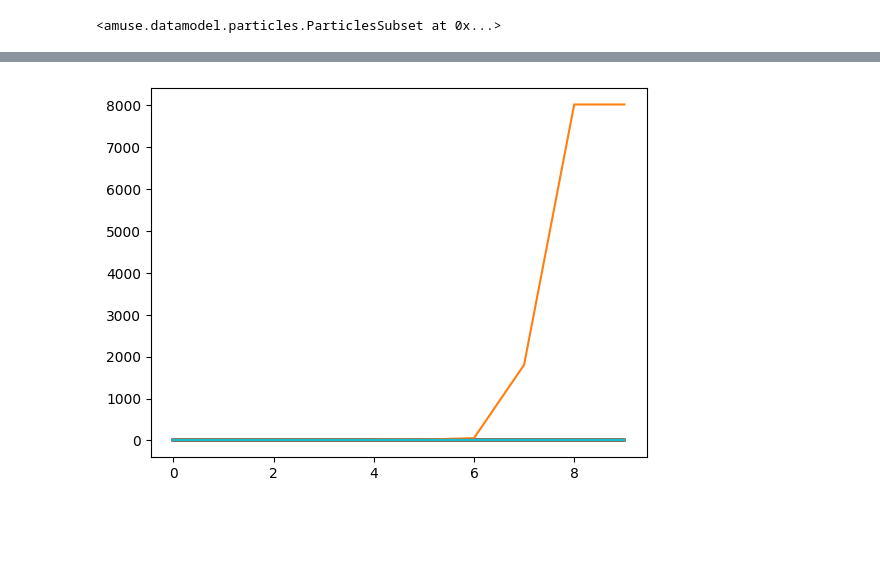
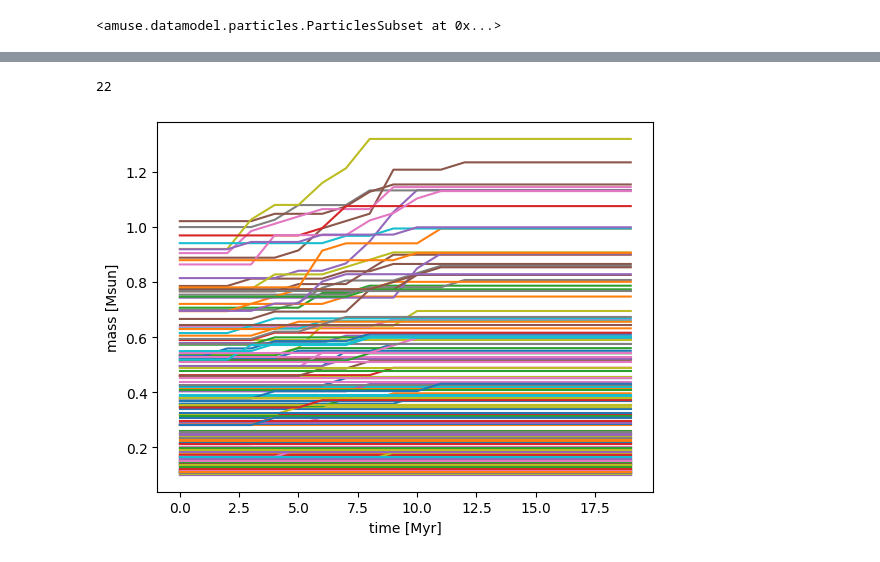
Before and after one commit to umuzigazuba/AMUSE-_project_SNOOPS, a Jupyter notebook: AMUSE_project_YESSIR/notebooks/sink_test.ipynb, the cells around one changed output, grey strips where cells are left out. Cells and saved outputs as stored; diff of their text form; code cells hidden in the pictures; blank space fills up the shorter version.

Commit message:
replaced sink particle by an accreting cluster

```diff
--- a/AMUSE_project_YESSIR/notebooks/sink_test.ipynb
+++ b/AMUSE_project_YESSIR/notebooks/sink_test.ipynb
@@ -25,7 +25,7 @@ print(tot_cloud_mass.value_in(units.MSun))
 7975.78734729
 # %%
 # initialise and evolve the MC particle set
-particles_cloud, converter_cloud  = make_molecular_cloud(N_cloud = 200_000,
+particles_cloud, converter_cloud  = make_molecular_cloud(N_cloud = 300_000,
                                                          M_cloud = 8_000 | units.MSun,
                                                          R_cloud = 15 | units.pc,
                                                          seed = 1312)
@@ -56,12 +56,18 @@ Mean density of the moelcular cloud 7.2822159097e-20 m**-3 * kg
 # %%
-star_cluster = make_globular_cluster(star_count = 100,
+star_cluster = make_globular_cluster(star_count = 200,
                                     imf = "kroupa",
                                     radius = 4 | units.pc,
                                     metallicity = 0.002,
                                     age = 10 | units.Gyr,
-                                    seed = 1312)
+                                    seed = 2804)
+
+star_cluster.position +=  (-1.0, 0, 0) * (30 | units.pc)
+star_cluster.velocity += (1.0, 0, 0) * (40| units.kms)
 
 converter_cluster = nbody_system.nbody_to_si(star_cluster.mass.sum(),
                                    star_cluster.position.sum())
+
+initial_mass_cluster = np.copy(star_cluster.mass)
+print(max(initial_mass_cluster))
 # %% [output]
 cluster generated
@@ -104,6 +100,3 @@ def hydro_code(Code, dt, converter, particles, seed):
-# %%
-star_cluster.position +=  (-1.0, 0, 0) * (30 | units.pc)
-star_cluster.velocity += (1.0, 0, 0) * (20| units.kms)
 # %%
 #initiate the gravity code with sink particles
 gravity_code = Bhtree(converter_cluster)
@@ -175,5 +151,5 @@ print(sink.mass)
 # %%
-t_end = 4 | units.Myr
+t_end = 2 | units.Myr
 model_time = 0 | units.Myr
 dt = 0.1 | units.Myr
 
@@ -183,13 +159,14 @@ dt = 0.1 | units.Myr
 sinks_mass_snapshots = []
 
 while model_time < t_end:
+
     # define the accreting radius of the sinks particle based on its Bondi radius
     # IMPORTANT: the mass changes after each accretion event
-    sinks.sink_radius = bondi_radius(sinks.mass)
+    sinks.sink_radius = bondi_radius(sinks.mass).in_(units.pc)
 
-    print("Sinks radius", sinks.sink_radius[:10].in_(units.pc))
+    print("Largest sink radius", max(sinks.sink_radius).in_(units.pc))
 
-    print("pre accretion",sinks.mass[:10])
+    print("Pre accretion cluster mass", sinks.mass.sum())
 
     model_time += dt
     model_time = model_time.round(1)
@@ -201,15 +178,18 @@ while model_time < t_end:
     channel["to_sinks"].copy()
     channel["to_cloud"].copy()
 
-    print("Sinks in progress at", model_time.value_in(units.Myr), " Myr. Now located at", sinks.x[:10].value_in(units.pc), "pc.")
+    print("Sinks in progress at", model_time.value_in(units.Myr), " Myr.")
     # add the acretted mass to the sinks's total mass
     sinks.accrete(particles_cloud)
+
     # update channels (copy the information from the particle set to the gravity code)
     channel["from_sinks"].copy()
+    channel["from_cloud"].copy()
+
     # save the total mass of each step
     sinks_mass_snapshots.append(sinks.mass.value_in(units.MSun))
 
-    print("post accretion",sinks.mass[:10])
+    print("Post accretion cluster mass", sinks.mass.sum())
     print(len(particles_cloud.mass), "number of cloud particles now")
 
     plt.scatter(particles_cloud.x.value_in(units.pc), particles_cloud.y.value_in(units.pc), s = 1)
@@ -288,5 +260,11 @@ array([  0.00000000e+00,   0.00000000e+00,   0.00000000e+00,
+# %%
+len(relevant_masses)
+# %% [output]
+22
 # %%
 plt.plot(sinks_mass_snapshots)
+plt.xlabel("time [Myr]")
+plt.ylabel("mass [Msun]")
 plt.show()
 # %% [output]
-[figure, old version]
+[figure, new version]
```
Also changed, not shown: parts of 17 cells of this notebook, 2 other files.
